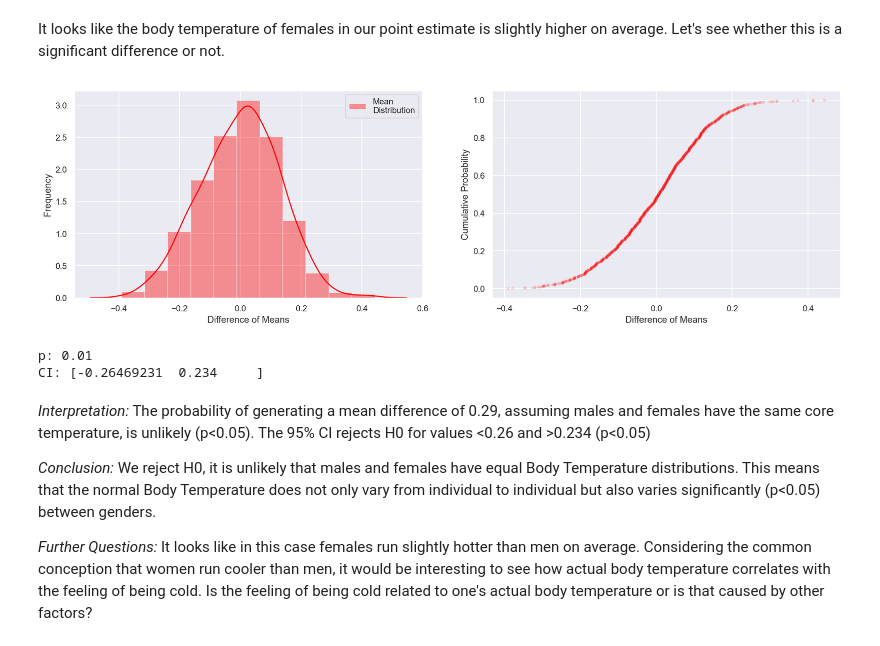
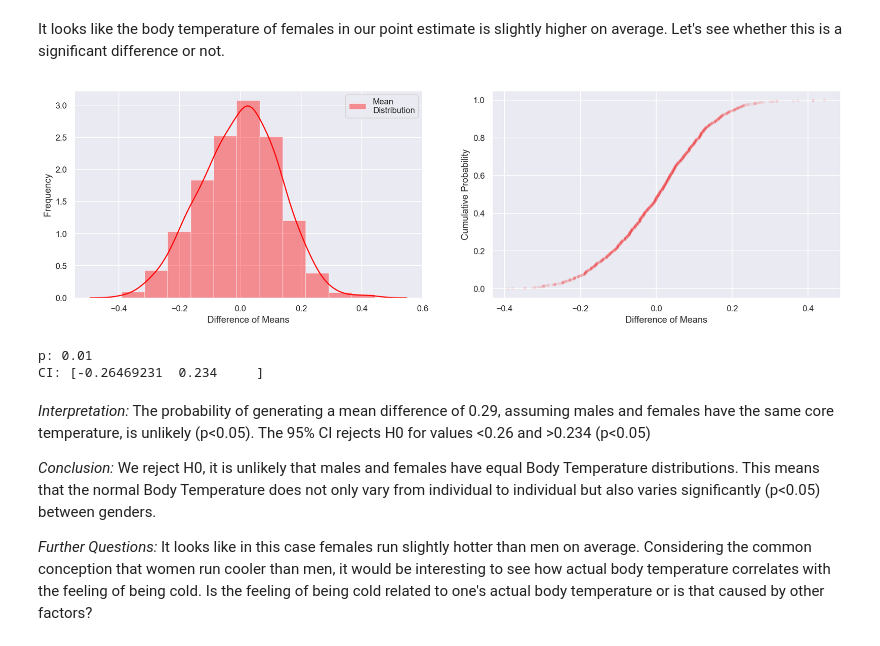
Before and after one commit to Germoe/sb_intermediate_course, a Jupyter notebook: exercises/Human Body Temperature Using EDA/Human Body Temperature Exercise.ipynb, the cells around one changed output. Cells and saved outputs as stored; diff of their text form; code cells hidden in the pictures.

```diff
--- a/exercises/Human Body Temperature Using EDA/Human Body Temperature Exercise.ipynb
+++ b/exercises/Human Body Temperature Using EDA/Human Body Temperature Exercise.ipynb
@@ -613,35 +613,35 @@ fig, (ax1, ax2) = plt.subplots(1,2,figsize=(18, 5))
 
 # Plot a PDF Normality Plot
 _ = plt.subplot(1,2,1)
 
 _ = sns.distplot(perm_reps,bins=bins,color='red')
 
 _ = plt.xlabel('Difference of Means')
 _ = plt.ylabel('Frequency')
 _ = plt.legend(['Mean\nDistribution'],loc='upper right')
 
 # Plot an ECDF Normality Plot
 _ = plt.subplot(1,2,2)
 
 
 x,y = ecdf(perm_reps)
 
-_ = plt.plot(x,y,marker='.',linestyle='none',color='red',alpha=0.1)
+_ = plt.plot(x,y,marker='.',linestyle='none',color='red',alpha=0.05)
 
 _ = plt.xlabel('Difference of Means')
 _ = plt.ylabel('Cumulative Probability')
 
 plt.show()
 
 # Calculate the p-value
 p = np.sum(perm_reps >= point_estimate_diff) / len(perm_reps)
 print("p: {}".format(p))
 
 # Calculate the 95% CI
 CI = np.percentile(perm_reps,[2.5,97.5])
 print("CI: {}".format(CI))
 # %% [output]
-[figure, old version]
+[figure, new version]
 p: 0.01
 CI: [-0.26469231  0.234     ]
 # %% [markdown]
```
Also changed, not shown: parts of 10 cells of this notebook.
